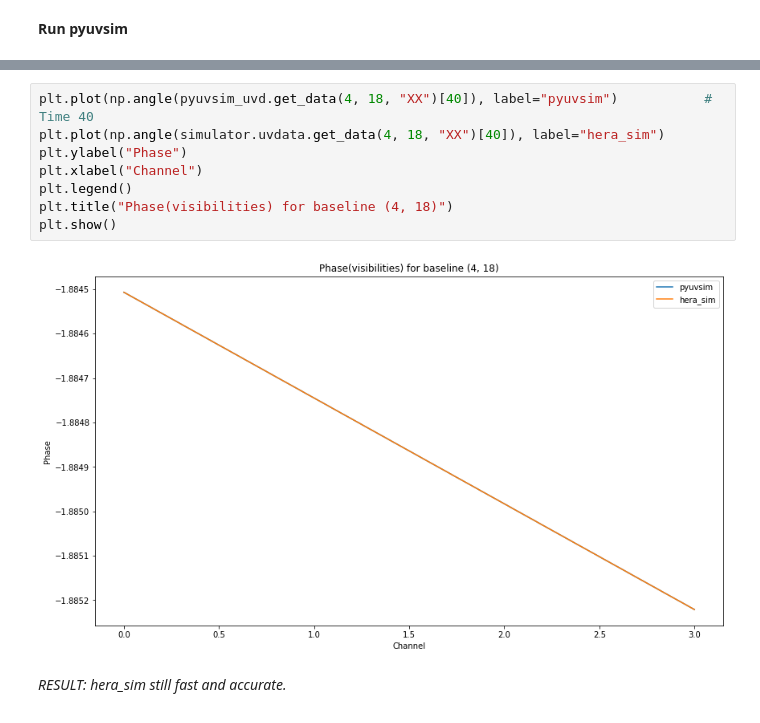
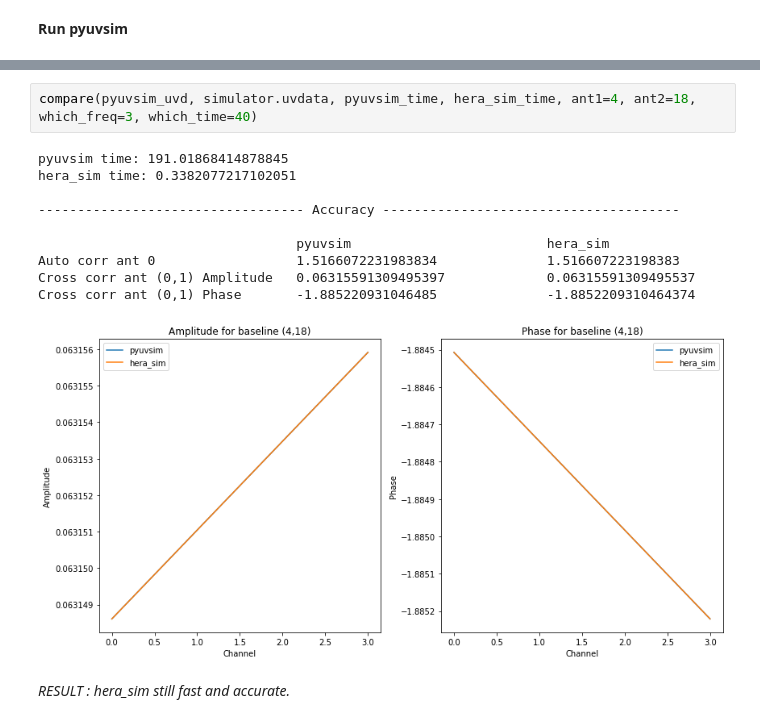
Before and after one commit to HERA-Team/hera_sim, a Jupyter notebook: accuracy_comparison.ipynb, the cells around one changed output, grey strips where cells are left out. Drawn from its saved outputs; the diff is of its cells as text.

```diff
--- a/accuracy_comparison.ipynb
+++ b/accuracy_comparison.ipynb
@@ -570,13 +537,16 @@ plt.show()
-# %%
-plt.plot(np.angle(pyuvsim_uvd.get_data(4, 18, "XX")[40]), label="pyuvsim")           # Time 40
-plt.plot(np.angle(simulator.uvdata.get_data(4, 18, "XX")[40]), label="hera_sim")
-plt.ylabel("Phase")
-plt.xlabel("Channel")
-plt.legend()
-plt.title("Phase(visibilities) for baseline (4, 18)")
-plt.show()
-# %% [output]
-[figure, removed]
+# %%
+compare(pyuvsim_uvd, simulator.uvdata, pyuvsim_time, hera_sim_time, ant1=4, ant2=18, which_freq=3, which_time=40)
+# %% [output]
+pyuvsim time: 191.01868414878845
+hera_sim time: 0.3382077217102051
+
+---------------------------------- Accuracy --------------------------------------
+
+                                 pyuvsim                         hera_sim
+Auto corr ant 0                  1.5166072231983834              1.516607223198383
+Cross corr ant (0,1) Amplitude   0.06315591309495397             0.06315591309495537
+Cross corr ant (0,1) Phase       -1.885220931046485              -1.8852209310464374
+[figure, added]
 # %% [markdown]
-*RESULT: hera_sim still fast and accurate.*
+*RESULT : hera_sim still fast and accurate.*
 # %% [markdown]
```
Also changed, not shown: parts of 34 cells of this notebook.
